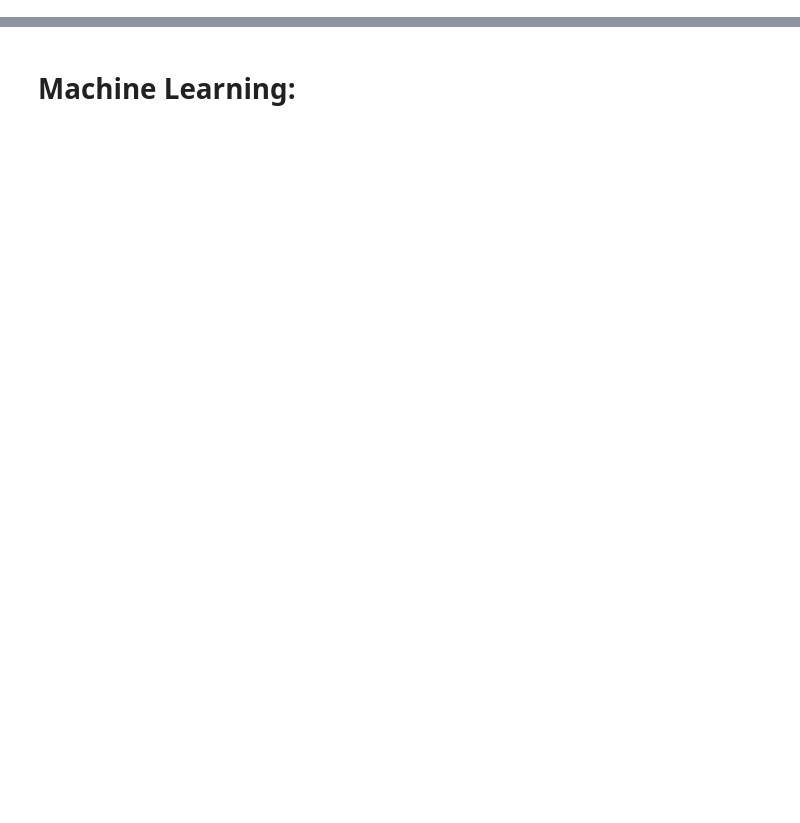
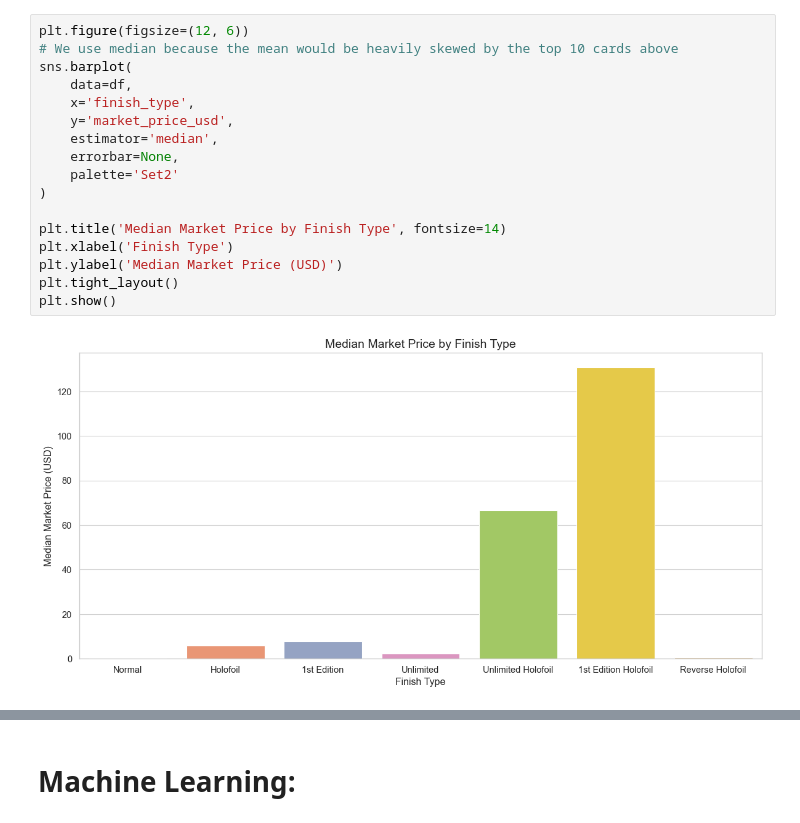
Before and after one commit to wekantakabotdis/CS210-Project, a Jupyter notebook: main.ipynb, the cells around one changed output, grey strips where cells are left out. Drawn from its saved outputs; the diff is of its cells as text; blank space fills up the shorter version.

```diff
--- a/main.ipynb
+++ b/main.ipynb
@@ -47,0 +133,19 @@ print(df.head())
+# %%
+plt.figure(figsize=(12, 6))
+# We use median because the mean would be heavily skewed by the top 10 cards above
+sns.barplot(
+    data=df,
+    x='finish_type',
+    y='market_price_usd',
+    estimator='median',
+    errorbar=None,
+    palette='Set2'
+)
+
+plt.title('Median Market Price by Finish Type', fontsize=14)
+plt.xlabel('Finish Type')
+plt.ylabel('Median Market Price (USD)')
+plt.tight_layout()
+plt.show()
+# %% [output]
+[figure, added]
```
Also changed, not shown: parts of 9 cells of this notebook.
